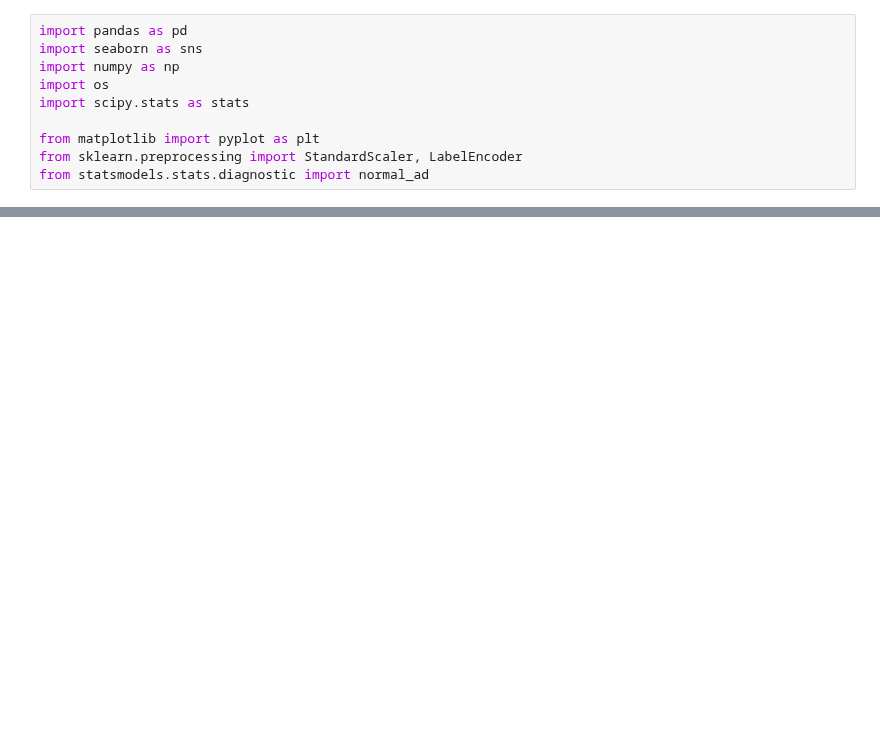
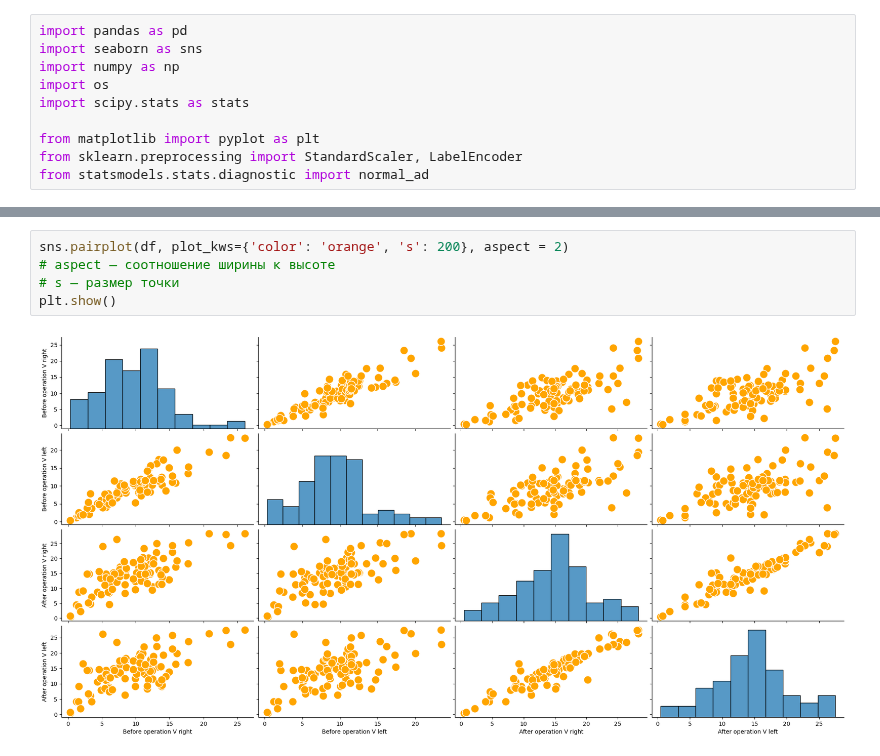
Before and after one commit to YukiTheKilla/math_statistics, a Jupyter notebook: Тема 3. Статистические гипотезы/main_surgery.ipynb, the cells around one changed output, grey strips where cells are left out. Drawn from its saved outputs; the diff is of its cells as text; blank space fills up the shorter version.

```diff
--- a/Тема 3. Статистические гипотезы/main_surgery.ipynb
+++ b/Тема 3. Статистические гипотезы/main_surgery.ipynb
@@ -84 +59,8 @@ plt.show()
+# %%
+sns.pairplot(df, plot_kws={'color': 'orange', 's': 200}, aspect = 2)
+# aspect — соотношение ширины к высоте
+# s — размер точки
+plt.show()
+# %% [output]
+[figure, added]
 # %%
```
Also changed, not shown: parts of 13 cells of this notebook, 3 other files.
